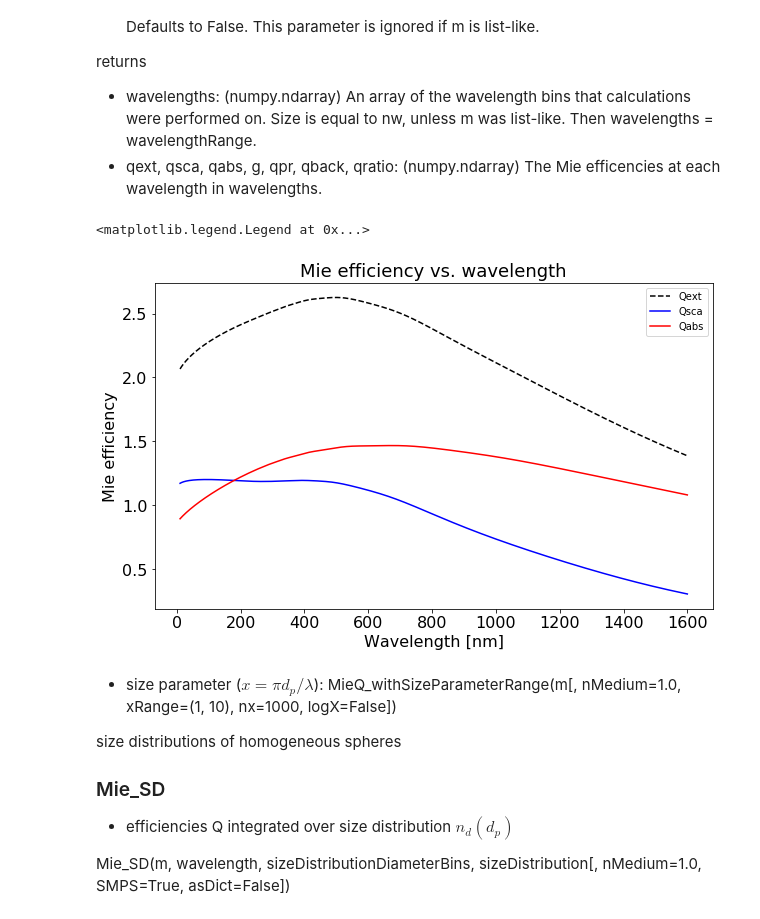
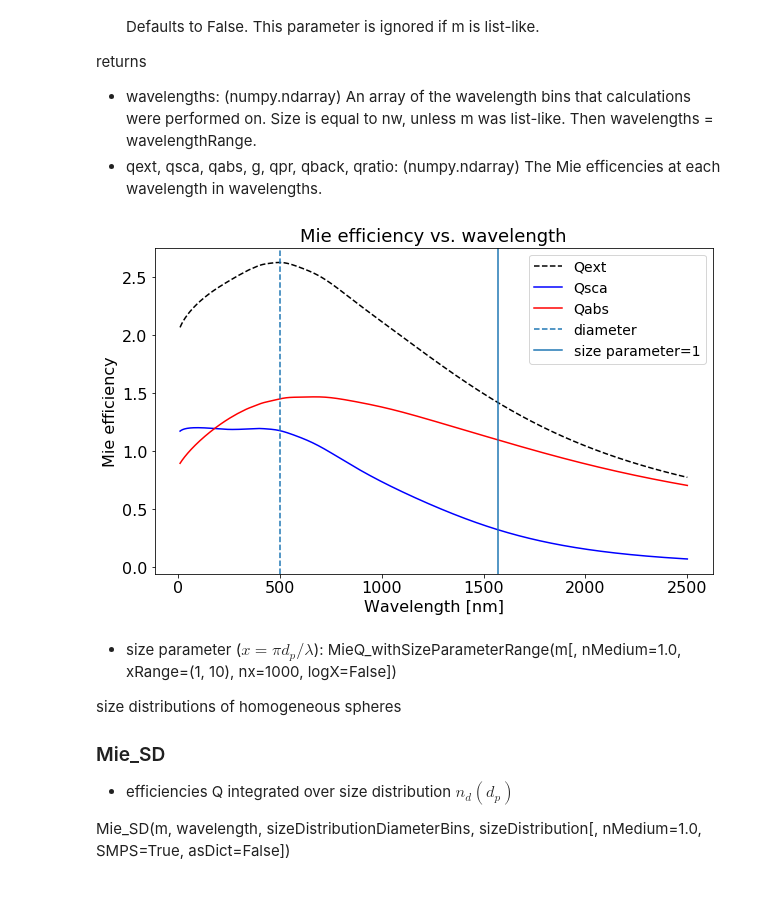
Before and after one commit to claraross1/ross_thesis, a Jupyter notebook: pymiescatt/pymiescatt testing.ipynb, the cells around one changed output. Drawn from its saved outputs; the diff is of its cells as text; code cells hidden in the pictures.

```diff
--- a/pymiescatt testing.ipynb
+++ b/pymiescatt/pymiescatt testing.ipynb
@@ -181,29 +183,30 @@ returns
 # %%
 m = 1.5+0.5j # refractive index
 d = 500 #[nm]
-wRange = (10,1600) #[nm]
+wRange = (10,2500) #[nm]
 
 wavelengths,qext,qsca,qabs,g,qpr,qback,qratio = ps.MieQ_withWavelengthRange(m,w,wavelengthRange=wRange)
 
 fig=plt.figure(1,figsize=(10,6))
 ax1=fig.add_subplot(111)
 ax1.plot(wavelengths,qext,'k',ls='dashed',label="Qext")
 ax1.plot(wavelengths,qsca,'b',label="Qsca")
 ax1.plot(wavelengths,qabs,'r',label="Qabs")
+ax1.axvline(x = d,linestyle='--',label='diameter')
+ax1.axvline(x = d*np.pi,label='size parameter=1')
 
 ax1.set_xlabel("Wavelength [nm]",fontsize=16)
 ax1.set_ylabel("Mie efficiency",fontsize=16)
 for tick in ax1.xaxis.get_major_ticks():
     tick.label1.set_fontsize(16)
 for tick in ax1.yaxis.get_major_ticks():
     tick.label1.set_fontsize(16)
 ax1.set_title("Mie efficiency vs. wavelength",fontsize=18)
-ax1.legend()
+ax1.legend(fontsize=14)
 
 #plt.savefig("Mie_vs_wavelength.png")
 # %% [output]
-<matplotlib.legend.Legend at 0x...>
-[figure, old version]
+[figure, new version]
 # %% [markdown]
 
 - size parameter ($x = \pi d_p /\lambda$): MieQ_withSizeParameterRange(m[, nMedium=1.0, xRange=(1, 10), nx=1000, logX=False])
```
Also changed, not shown: parts of 5 cells of this notebook, 15 other files.
